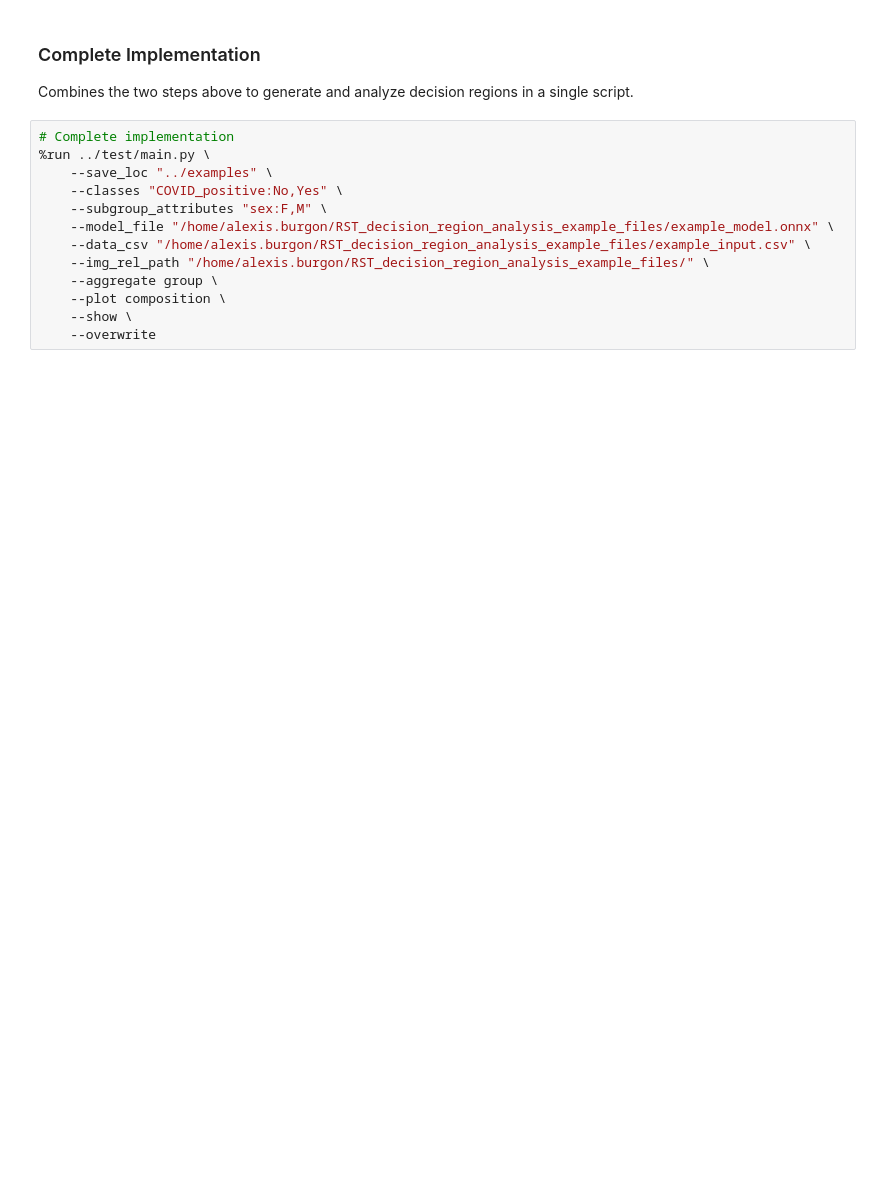
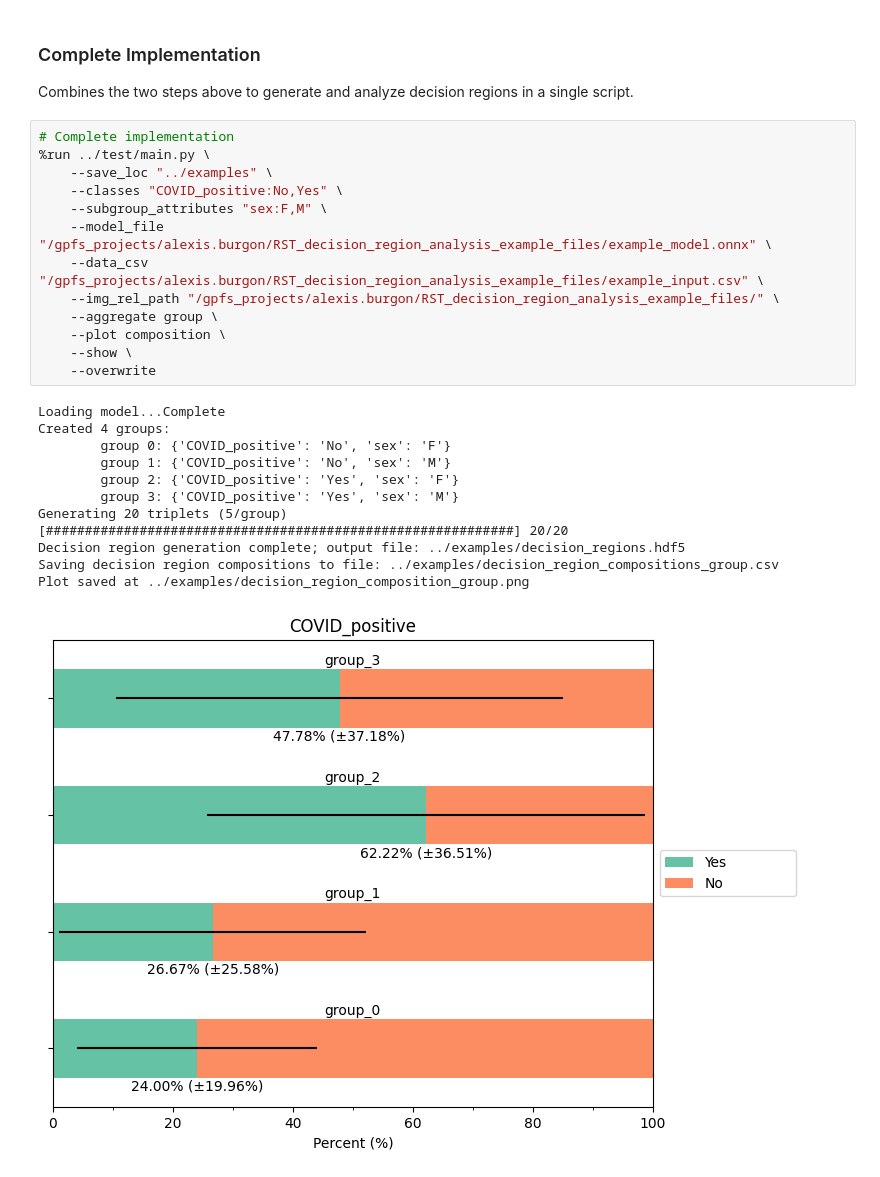
Before and after one commit to DIDSR/DRAGen, a Jupyter notebook: examples/example_implementation.ipynb, the cells around one changed output. Drawn from its saved outputs; the diff is of its cells as text; blank space fills up the shorter version.

```diff
--- a/examples/example_implementation.ipynb
+++ b/examples/example_implementation.ipynb
@@ -98,13 +97,26 @@ Combines the two steps above to generate and analyze decision regions in a singl
 # %%
 # Complete implementation
 %run ../test/main.py \
     --save_loc "../examples" \
     --classes "COVID_positive:No,Yes" \
     --subgroup_attributes "sex:F,M" \
-    --model_file "/home/alexis.burgon/RST_decision_region_analysis_example_files/example_model.onnx" \
-    --data_csv "/home/alexis.burgon/RST_decision_region_analysis_example_files/example_input.csv" \
-    --img_rel_path "/home/alexis.burgon/RST_decision_region_analysis_example_files/" \
+    --model_file "/gpfs_projects/alexis.burgon/RST_decision_region_analysis_example_files/example_model.onnx" \
+    --data_csv "/gpfs_projects/alexis.burgon/RST_decision_region_analysis_example_files/example_input.csv" \
+    --img_rel_path "/gpfs_projects/alexis.burgon/RST_decision_region_analysis_example_files/" \
     --aggregate group \
     --plot composition \
     --show \
     --overwrite
+# %% [output]
+Loading model...Complete
+Created 4 groups:
+        group 0: {'COVID_positive': 'No', 'sex': 'F'}
+        group 1: {'COVID_positive': 'No', 'sex': 'M'}
+        group 2: {'COVID_positive': 'Yes', 'sex': 'F'}
+        group 3: {'COVID_positive': 'Yes', 'sex': 'M'}
+Generating 20 triplets (5/group)
+[############################################################] 20/20
+Decision region generation complete; output file: ../examples/decision_regions.hdf5
+Saving decision region compositions to file: ../examples/decision_region_compositions_group.csv
+Plot saved at ../examples/decision_region_composition_group.png
+[figure, added]
```
Also changed, not shown: parts of 3 cells of this notebook.
